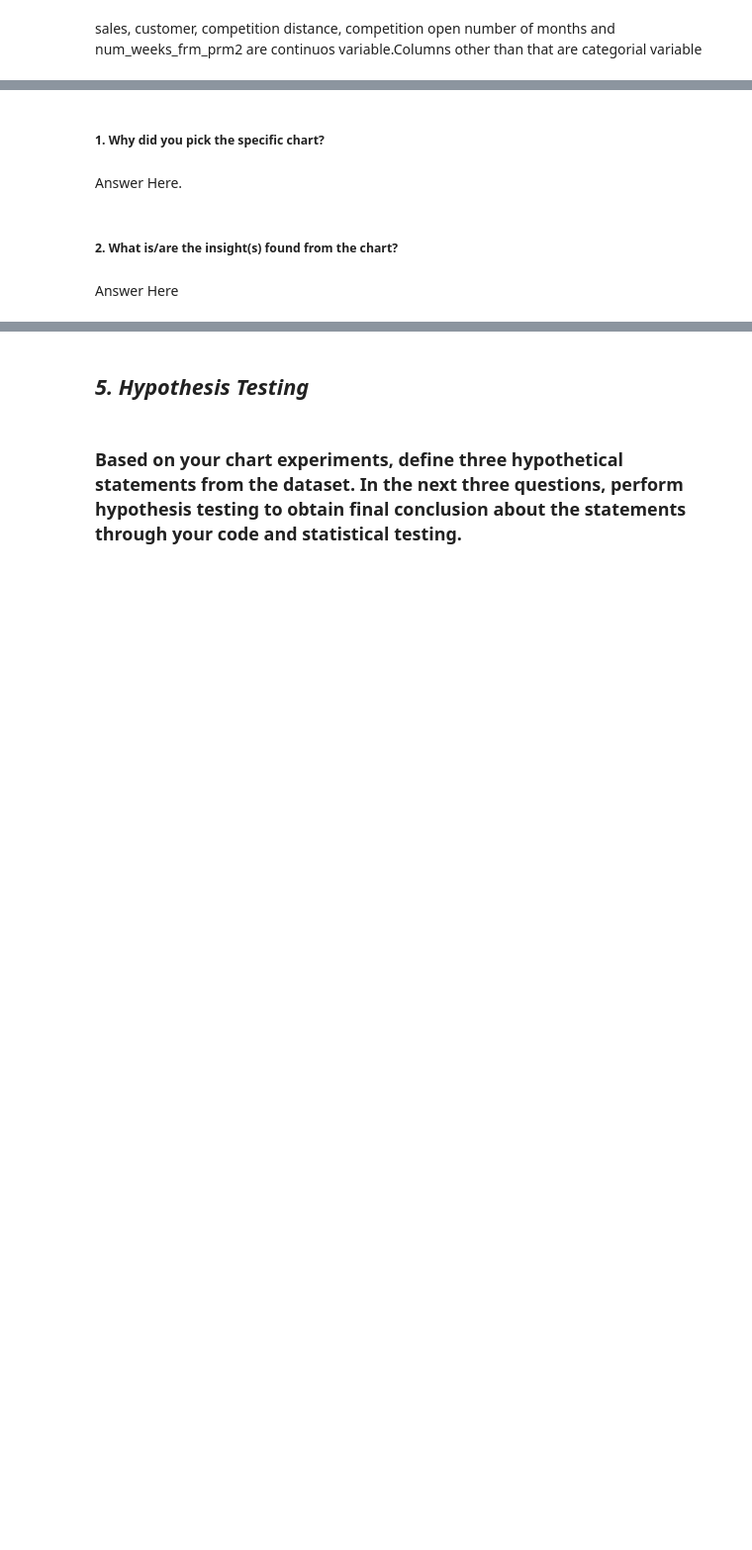
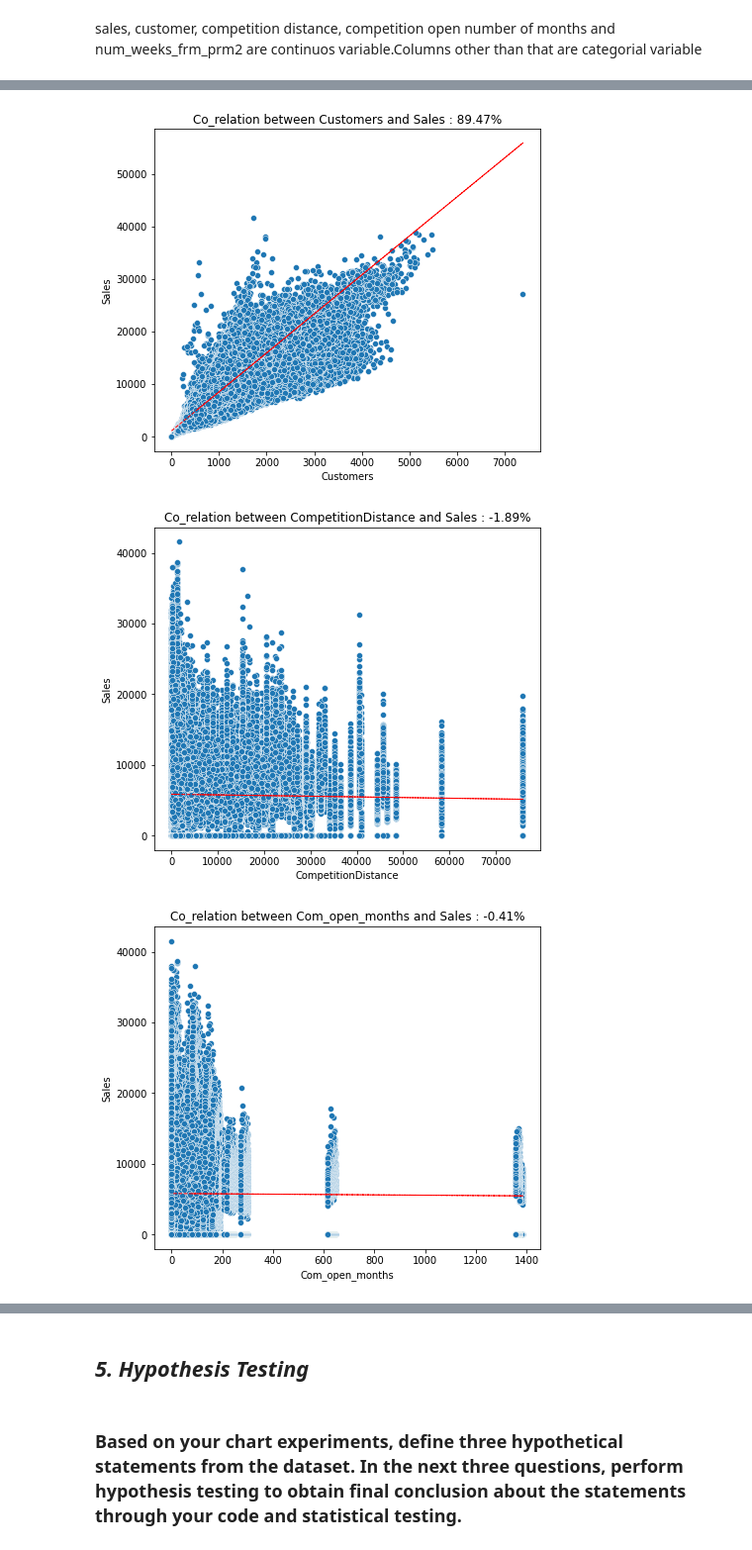
Before and after one commit to Sudar278/Roseman-store-sales-predction-LR-, a Jupyter notebook: Roseman_store_sales_predction(LR).ipynb, the cells around one changed output, grey strips where cells are left out. Shown at 99% size. Cells and saved outputs as stored; diff of their text form; code cells hidden in the pictures; blank space fills up the shorter version.

```diff
--- a/Roseman_store_sales_predction(LR).ipynb
+++ b/Roseman_store_sales_predction(LR).ipynb
@@ -591,9 +589,2 @@ for i in enumerate(features):
 # %% [markdown]
 sales, customer, competition distance, competition open number of months and num_weeks_frm_prm2 are continuos variable.Columns other than that are categorial variable
-# %%
-# Craeating scatter plot for the continuos varibles to see the variation of the sales because sales is the dependent variable
-continuos_var=['Customers','CompetitionDistance','Com_open_months','num_weeks_frm_prm2']
-for var in continuos_var:
-  plt.figure(figsize=(7,6))
-  sns.scatterplot(x=var,y='Sales',data=df)
-  plt.title(f'Co_relation between {var} and Sales : {round(df[var].corr(df.Sales)*100,2)}%')
@@ -838,8 +591,16 @@ Answer Here
-# %% [markdown]
-##### 1. Why did you pick the specific chart?
-# %% [markdown]
-Answer Here.
-# %% [markdown]
-##### 2. What is/are the insight(s) found from the chart?
-# %% [markdown]
-Answer Here
+# %%
+# Craeating scatter plot for the continuos varibles with a regression line to see the variation of the sales because sales is the dependent variable
+continuos_var=['Customers','CompetitionDistance','Com_open_months','num_weeks_frm_prm2']
+for var in continuos_var:
+  plt.figure(figsize=(6,6))
+  sns.scatterplot(x=var, y='Sales', data=df)
+
+  lin_fit = np.polyfit(df[(var)], df['Sales'], 1)
+  lin_func = np.poly1d(lin_fit)(df[(var)])
+  plt.plot(df[(var)], lin_func, "r--", lw=1)
+
+  plt.title(f'Co_relation between {var} and Sales : {round(df[var].corr(df.Sales)*100,2)}%')
+# %% [output]
+[figure, added]
+[figure, added]
+[figure, added]
```
Also changed, not shown: parts of 123 cells of this notebook.
